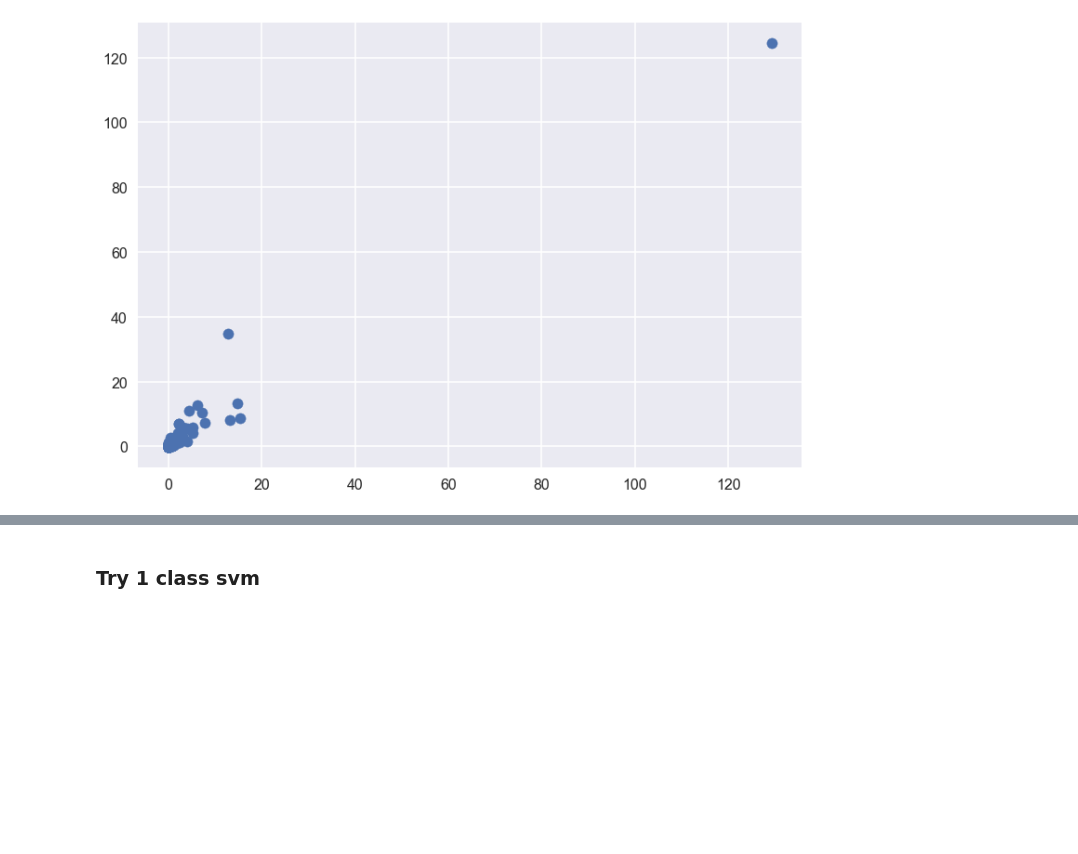
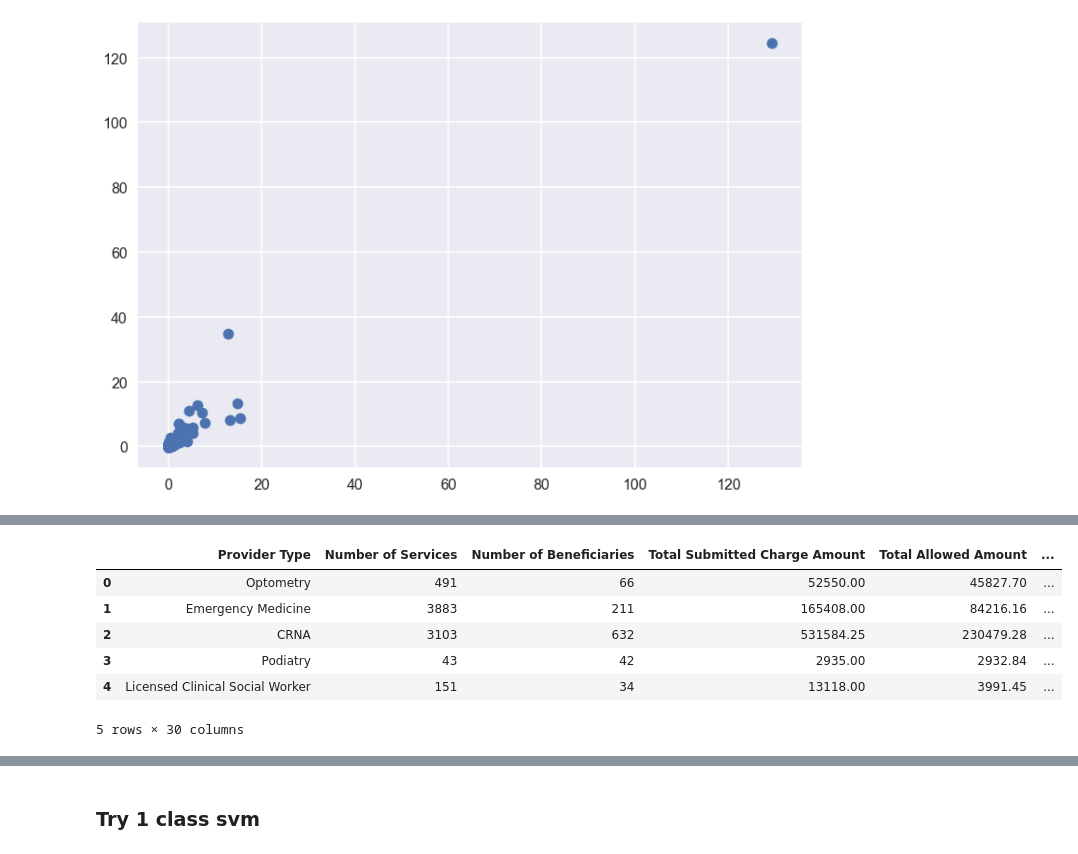
Before and after one commit to amerch/ComputeFest-Data-Challenge, a Jupyter notebook: EDA.ipynb, the cells around one changed output, grey strips where cells are left out. Drawn from its saved outputs; the diff is of its cells as text; code cells hidden in the pictures; blank space fills up the shorter version.

```diff
--- a/EDA.ipynb
+++ b/EDA.ipynb
@@ -295,0 +328,13 @@ plt.scatter(df_train['Allowed Amount per Beneficiary'], df_train['Submitted Char
+# %%
+# plain data
+df2 = pd.read_csv('X_train.csv')
+df2 = df2.drop(['Doctor Identifier'], axis = 1)
+df2.head()
+# %% [output]
+|  | Provider Type | Number of Services | Number of Beneficiaries | Total Submitted Charge Amount | Total Allowed Amount | ... |
+| 0 | Optometry | 491 | 66 | 52550.00 | 45827.70 | ... |
+| 1 | Emergency Medicine | 3883 | 211 | 165408.00 | 84216.16 | ... |
+| 2 | CRNA | 3103 | 632 | 531584.25 | 230479.28 | ... |
+| 3 | Podiatry | 43 | 42 | 2935.00 | 2932.84 | ... |
+| 4 | Licensed Clinical Social Worker | 151 | 34 | 13118.00 | 3991.45 | ... |
+5 rows × 30 columns
```
Also changed, not shown: parts of 21 cells of this notebook, 2 other files.
